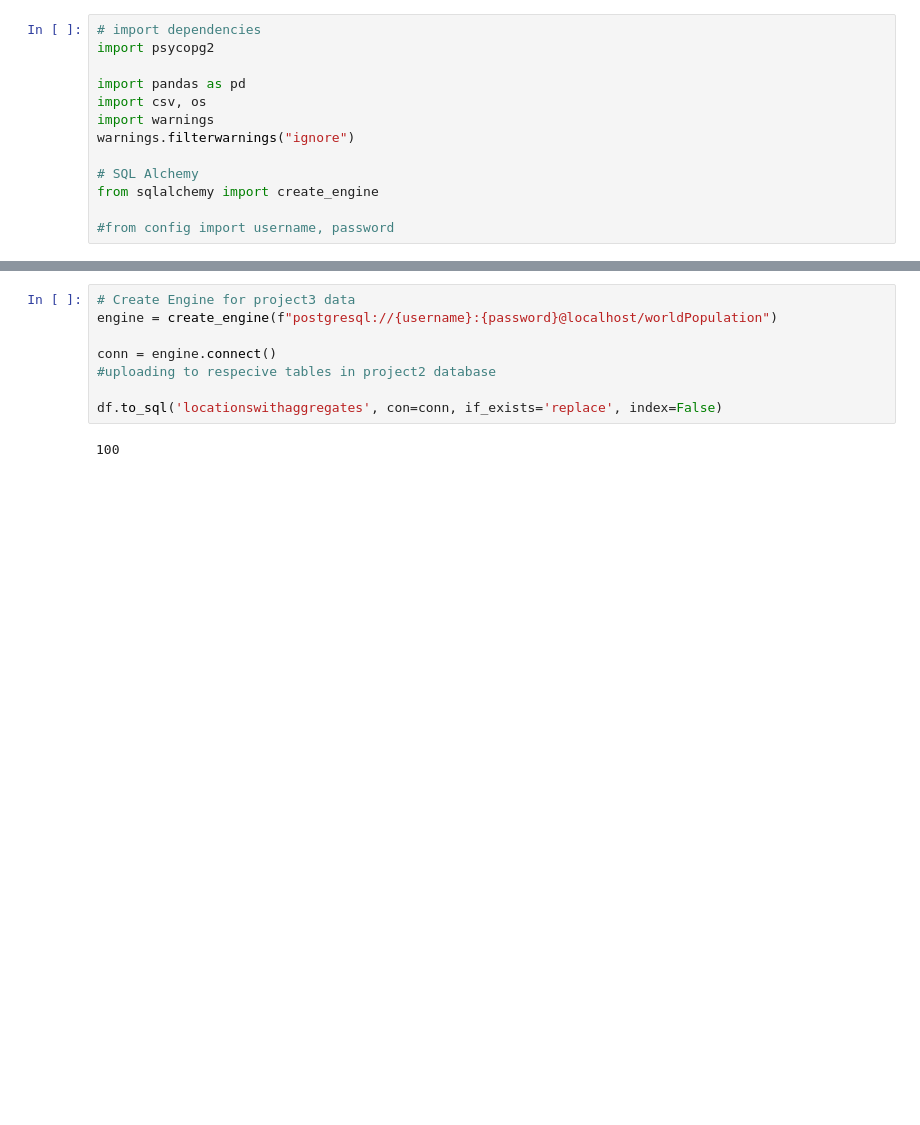
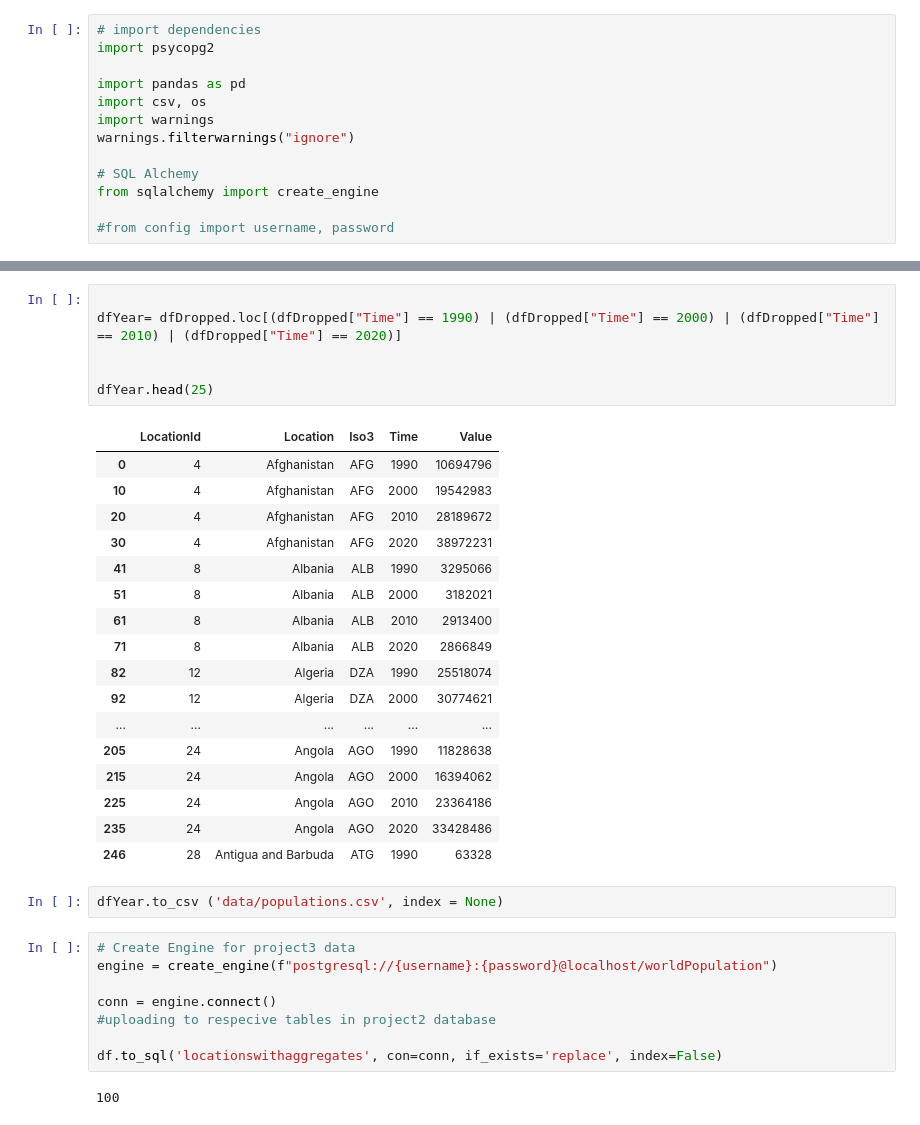
Before and after one commit to JLCessaty/DataTheExplorer, a Jupyter notebook: worldPopulation.ipynb, the cells around one changed output, grey strips where cells are left out. Drawn from its saved outputs; the diff is of its cells as text; blank space fills up the shorter version.

```diff
--- a/worldPopulation.ipynb
+++ b/worldPopulation.ipynb
@@ -18,3 +54,29 @@ df.to_csv (r'data/locationsWithAggregates.csv', index = None)
+# %%
+
+dfYear= dfDropped.loc[(dfDropped["Time"] == 1990) | (dfDropped["Time"] == 2000) | (dfDropped["Time"] == 2010) | (dfDropped["Time"] == 2020)]
+
+
+dfYear.head(25)
+# %% [output]
+|  | LocationId | Location | Iso3 | Time | Value |
+| 0 | 4 | Afghanistan | AFG | 1990 | 10694796 |
+| 10 | 4 | Afghanistan | AFG | 2000 | 19542983 |
+| 20 | 4 | Afghanistan | AFG | 2010 | 28189672 |
+| 30 | 4 | Afghanistan | AFG | 2020 | 38972231 |
+| 41 | 8 | Albania | ALB | 1990 | 3295066 |
+| 51 | 8 | Albania | ALB | 2000 | 3182021 |
+| 61 | 8 | Albania | ALB | 2010 | 2913400 |
+| 71 | 8 | Albania | ALB | 2020 | 2866849 |
+| 82 | 12 | Algeria | DZA | 1990 | 25518074 |
+| 92 | 12 | Algeria | DZA | 2000 | 30774621 |
+| ... | ... | ... | ... | ... | ... |
+| 205 | 24 | Angola | AGO | 1990 | 11828638 |
+| 215 | 24 | Angola | AGO | 2000 | 16394062 |
+| 225 | 24 | Angola | AGO | 2010 | 23364186 |
+| 235 | 24 | Angola | AGO | 2020 | 33428486 |
+| 246 | 28 | Antigua and Barbuda | ATG | 1990 | 63328 |
+# %%
+dfYear.to_csv ('data/populations.csv', index = None)
 # %%
 # Create Engine for project3 data
 engine = create_engine(f"postgresql://{username}:{password}@localhost/worldPopulation")
```
Also changed, not shown: parts of 5 cells of this notebook.
